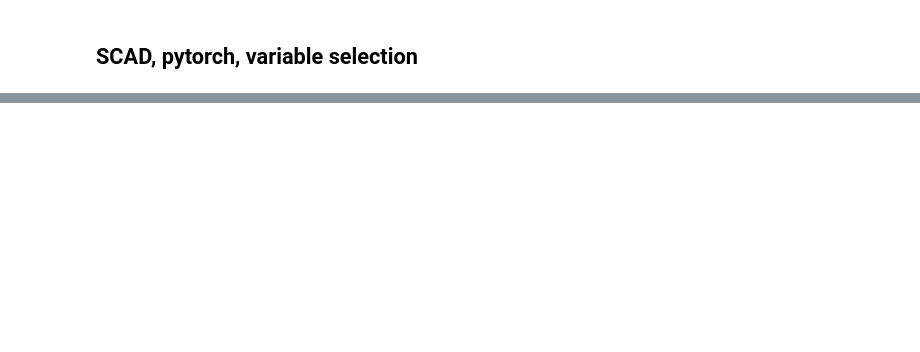
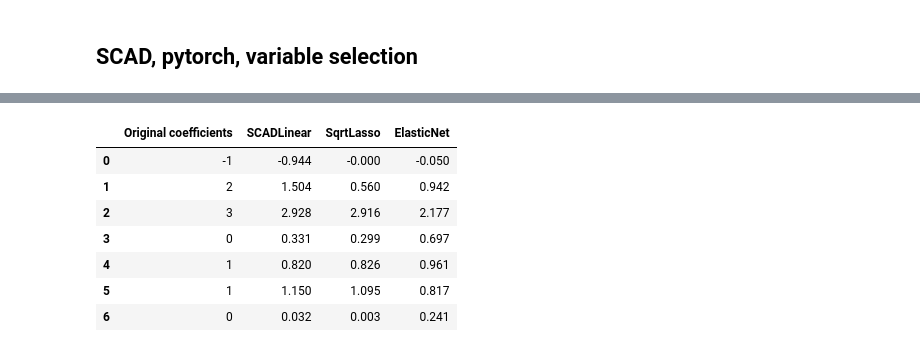
Before and after one commit to a1romero/DATA440_05, a Jupyter notebook: Assignment 3/regularization_and_selection.ipynb, the cells around one changed output, grey strips where cells are left out. Saved outputs shown, nothing was run; the diff lists cells and outputs as text; code cells hidden in the pictures; blank space fills up the shorter version.

```diff
--- a/Assignment 3/regularization_and_selection.ipynb
+++ b/Assignment 3/regularization_and_selection.ipynb
@@ -31,0 +168,13 @@ from sklearn.preprocessing import StandardScaler, MinMaxScaler
+# %%
+# Make a list of all the coefficients that each model has predicted
+coefficients = {'Original coefficients': betastar.flatten(),
+                'SCADLinear': scad.get_coefficients().detach().numpy().flatten(),
+                'SqrtLasso': sqrt.get_coefficients().detach().numpy().flatten(),
+                'ElasticNet': elastic.get_coefficients().detach().numpy().flatten()}
+coef = pd.DataFrame(coefficients)
+pd.set_option('display.float_format', '{:,.3f}'.format)
+
+# Iterate through the scores of each model, including what model they were from
+for model in [scad, elastic, sqrt]:
+    score = mse(y_tensor.detach().numpy(), model.predict(x_tensor).detach().numpy())
+    print(f'model: {model}\nscore: {score}')
@@ -31,0 +194,11 @@ from sklearn.preprocessing import StandardScaler, MinMaxScaler
+# %%
+coef
+# %% [output]
+|  | Original coefficients | SCADLinear | SqrtLasso | ElasticNet |
+| 0 | -1 | -0.944 | -0.000 | -0.050 |
+| 1 | 2 | 1.504 | 0.560 | 0.942 |
+| 2 | 3 | 2.928 | 2.916 | 2.177 |
+| 3 | 0 | 0.331 | 0.299 | 0.697 |
+| 4 | 1 | 0.820 | 0.826 | 0.961 |
+| 5 | 1 | 1.150 | 1.095 | 0.817 |
+| 6 | 0 | 0.032 | 0.003 | 0.241 |
```
Also changed, not shown: parts of 49 cells of this notebook, 7 other files.
